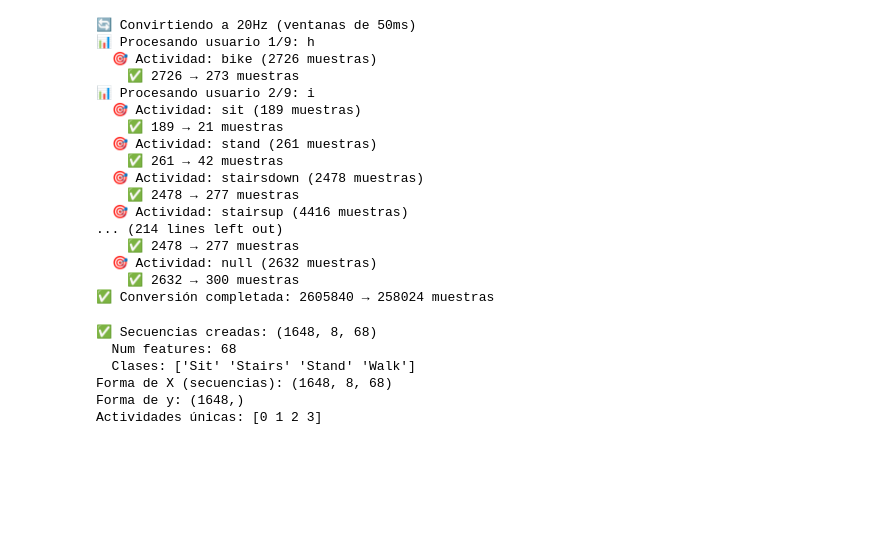
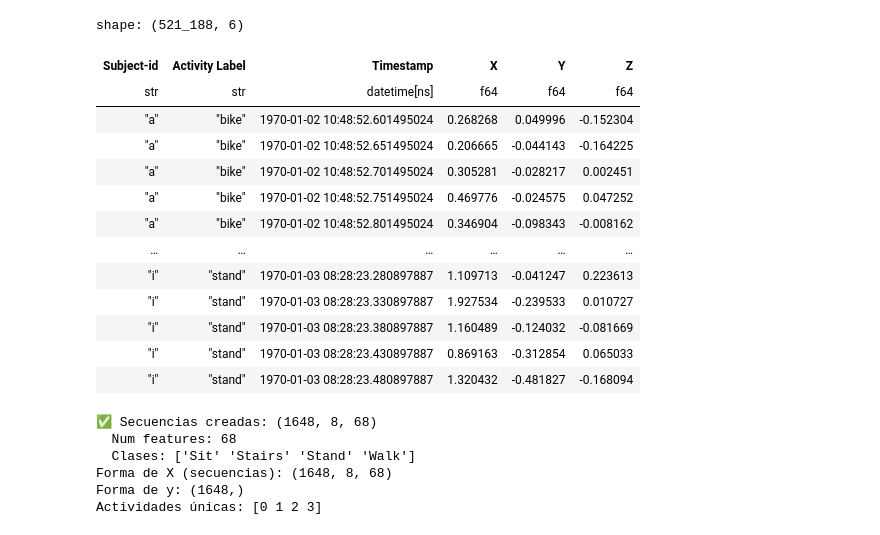
Before and after one commit to HARbit-Org/HARbit-Model, a Jupyter notebook: src/personalized/models_users.ipynb, the cells around one changed output. Saved outputs shown, nothing was run; the diff lists cells and outputs as text; code cells hidden in the pictures; blank space fills up the shorter version.

```diff
--- a/src/personalized/models_users.ipynb
+++ b/src/personalized/models_users.ipynb
@@ -90,24 +186,23 @@ df_accel = df_all_sensors.select(
 # %%
-df_gyro_group   = convert_frequences(df_gyro,   hz = 20)
-df_accel_group  = convert_frequences(df_accel,  hz = 20)
+df_gyro_group   = convert_freq_antialias(df_gyro_inner, hz = 20, orig_hz = 100)
+df_accel_group  = convert_freq_antialias(df_accel_inner, hz = 20, orig_hz = 100)
-# %% [output]
-🔄 Convirtiendo a 20Hz (ventanas de 50ms)
-📊 Procesando usuario 1/9: h
-  🎯 Actividad: bike (2726 muestras)
-    ✅ 2726 → 273 muestras
-📊 Procesando usuario 2/9: i
-  🎯 Actividad: sit (189 muestras)
-    ✅ 189 → 21 muestras
-  🎯 Actividad: stand (261 muestras)
-    ✅ 261 → 42 muestras
-  🎯 Actividad: stairsdown (2478 muestras)
-    ✅ 2478 → 277 muestras
-  🎯 Actividad: stairsup (4416 muestras)
-... (214 lines left out)
-    ✅ 2478 → 277 muestras
-  🎯 Actividad: null (2632 muestras)
-    ✅ 2632 → 300 muestras
-✅ Conversión completada: 2605840 → 258024 muestras
+# %%
+df_gyro_group
+# %% [output]
+shape: (521_188, 6)
+| Subject-id | Activity Label | Timestamp | X | Y | Z |
+| str | str | datetime[ns] | f64 | f64 | f64 |
+| "a" | "bike" | 1970-01-02 10:48:52.601495024 | 0.268268 | 0.049996 | -0.152304 |
+| "a" | "bike" | 1970-01-02 10:48:52.651495024 | 0.206665 | -0.044143 | -0.164225 |
+| "a" | "bike" | 1970-01-02 10:48:52.701495024 | 0.305281 | -0.028217 | 0.002451 |
+| "a" | "bike" | 1970-01-02 10:48:52.751495024 | 0.469776 | -0.024575 | 0.047252 |
+| "a" | "bike" | 1970-01-02 10:48:52.801495024 | 0.346904 | -0.098343 | -0.008162 |
+| … | … | … | … | … | … |
+| "i" | "stand" | 1970-01-03 08:28:23.280897887 | 1.109713 | -0.041247 | 0.223613 |
+| "i" | "stand" | 1970-01-03 08:28:23.330897887 | 1.927534 | -0.239533 | 0.010727 |
+| "i" | "stand" | 1970-01-03 08:28:23.380897887 | 1.160489 | -0.124032 | -0.081669 |
+| "i" | "stand" | 1970-01-03 08:28:23.430897887 | 0.869163 | -0.312854 | 0.065033 |
+| "i" | "stand" | 1970-01-03 08:28:23.480897887 | 1.320432 | -0.481827 | -0.168094 |
 # %%
 features_gyro   = create_feature_windows(df_gyro_group, window_seconds = 5, overlap_percent=50, sampling_rate = 20)
 features_accel  = create_feature_windows(df_accel_group, window_seconds = 5, overlap_percent=50, sampling_rate = 20)
```
Also changed, not shown: parts of 5 cells of this notebook, 26 other files.
